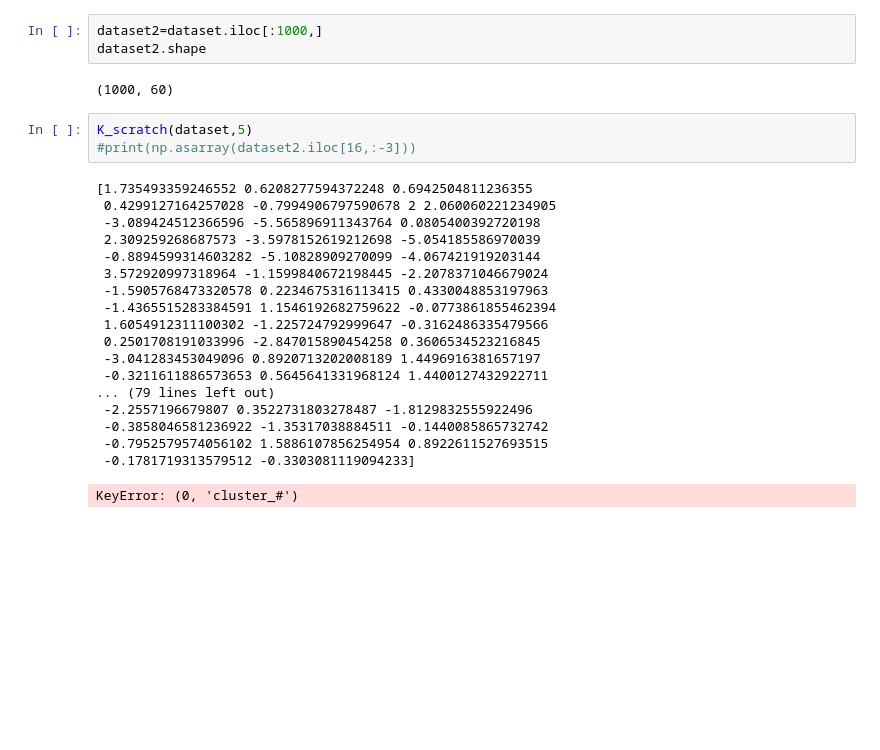
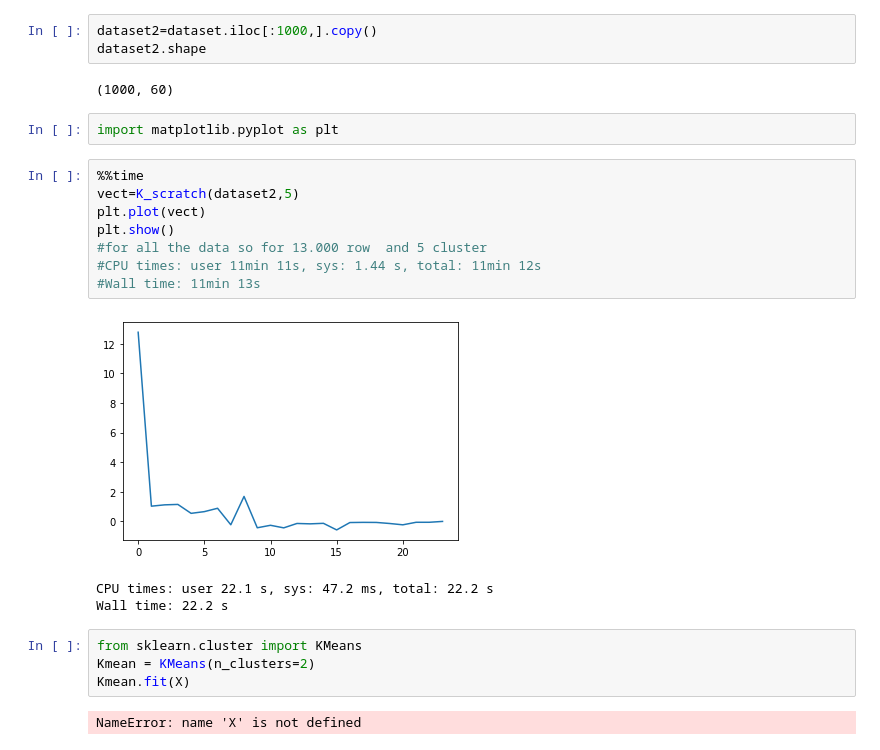
Before and after one commit to FilMastro/ADM-Homework4, a Jupyter notebook: HW4.ipynb, the cells around one changed output. Cells and saved outputs as stored; diff of their text form; blank space fills up the shorter version.

```diff
--- a/HW4.ipynb
+++ b/HW4.ipynb
@@ -772,29 +588,27 @@ def K_scratch(dataframe,k):
 # %%
 dataset=pd.read_csv("/Users/simone/Desktop/final_dataset.csv")
 # %%
-dataset2=dataset.iloc[:1000,]
+dataset2=dataset.iloc[:1000,].copy()
 dataset2.shape
 # %% [output]
 (1000, 60)
+# %%
+import matplotlib.pyplot as plt
 # %%
-K_scratch(dataset,5)
-#print(np.asarray(dataset2.iloc[16,:-3]))
+%%time
+vect=K_scratch(dataset2,5)
+plt.plot(vect)
+plt.show()
+#for all the data so for 13.000 row  and 5 cluster
+#CPU times: user 11min 11s, sys: 1.44 s, total: 11min 12s
+#Wall time: 11min 13s
 # %% [output]
+[figure, added]
-[1.735493359246552 0.6208277594372248 0.6942504811236355
- 0.4299127164257028 -0.7994906797590678 2 2.060060221234905
- -3.089424512366596 -5.565896911343764 0.0805400392720198
- 2.309259268687573 -3.5978152619212698 -5.054185586970039
- -0.8894599314603282 -5.10828909270099 -4.067421919203144
- 3.572920997318964 -1.1599840672198445 -2.2078371046679024
- -1.5905768473320578 0.2234675316113415 0.4330048853197963
- -1.4365515283384591 1.1546192682759622 -0.0773861855462394
- 1.6054912311100302 -1.225724792999647 -0.3162486335479566
- 0.2501708191033996 -2.847015890454258 0.3606534523216845
- -3.041283453049096 0.8920713202008189 1.4496916381657197
- -0.3211611886573653 0.5645641331968124 1.4400127432922711
-... (79 lines left out)
- -2.2557196679807 0.3522731803278487 -1.8129832555922496
- -0.3858046581236922 -1.35317038884511 -0.1440085865732742
- -0.7952579574056102 1.5886107856254954 0.8922611527693515
- -0.1781719313579512 -0.3303081119094233]
+CPU times: user 22.1 s, sys: 47.2 ms, total: 22.2 s
+Wall time: 22.2 s
-KeyError: (0, 'cluster_#')
+# %%
+from sklearn.cluster import KMeans
+Kmean = KMeans(n_clusters=2)
+Kmean.fit(X)
+# %% [output]
+NameError: name 'X' is not defined
```
Also changed, not shown: parts of 26 cells of this notebook.
